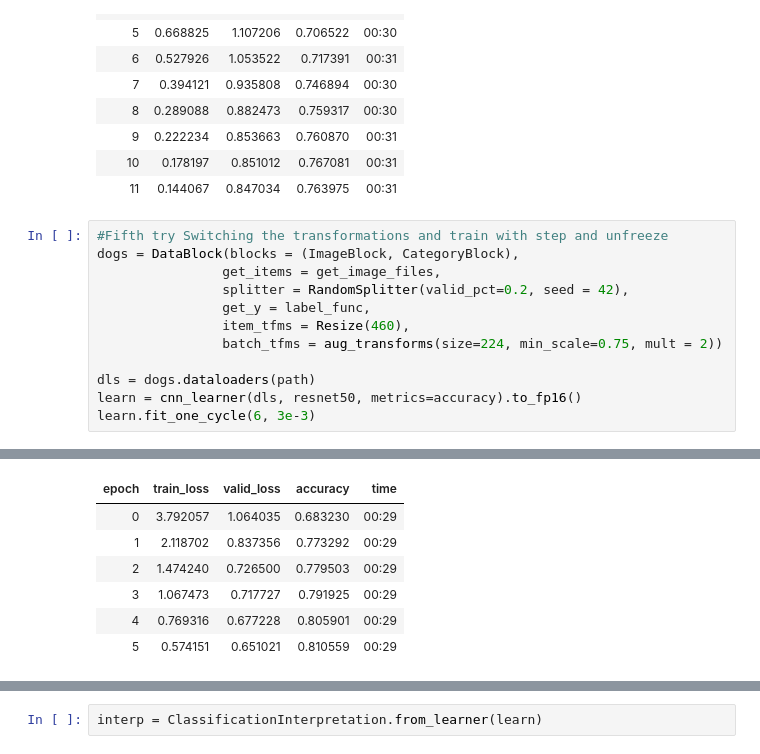
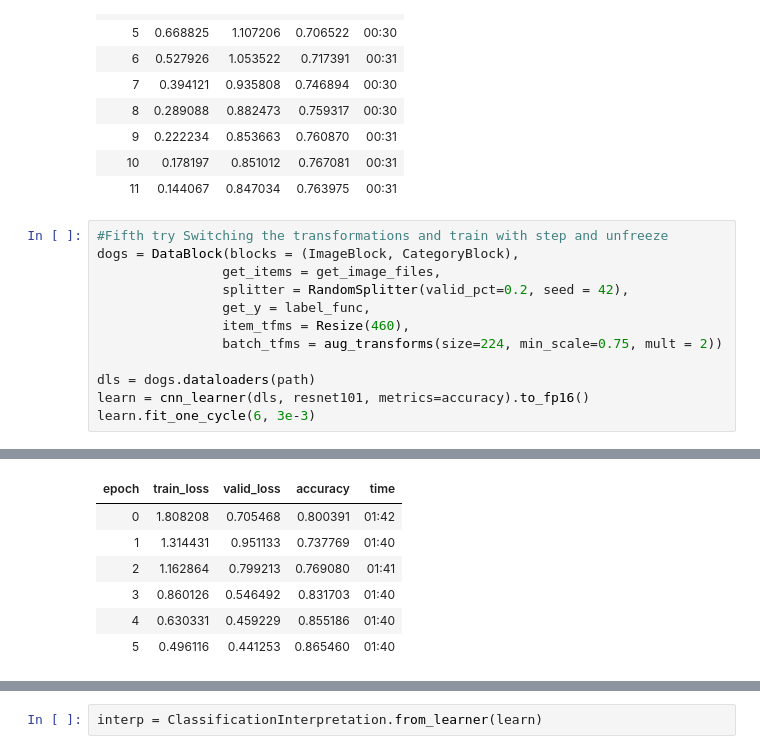
Before and after one commit to george-kan/fastai, a Jupyter notebook: Doggies.ipynb, the cells around one changed output, grey strips where cells are left out. Drawn from its saved outputs; the diff is of its cells as text.

```diff
--- a/Doggies.ipynb
+++ b/Doggies.ipynb
@@ -241,6 +243,6 @@ dogs = DataBlock(blocks = (ImageBlock, CategoryBlock),
                 batch_tfms = aug_transforms(size=224, min_scale=0.75, mult = 2))
 
 dls = dogs.dataloaders(path)
-learn = cnn_learner(dls, resnet50, metrics=accuracy).to_fp16()
+learn = cnn_learner(dls, resnet101, metrics=accuracy).to_fp16()
 learn.fit_one_cycle(6, 3e-3)
 # %% [output]
@@ -247,10 +250,10 @@ learn.fit_one_cycle(6, 3e-3)
 | epoch | train_loss | valid_loss | accuracy | time |
-| 0 | 3.792057 | 1.064035 | 0.683230 | 00:29 |
-| 1 | 2.118702 | 0.837356 | 0.773292 | 00:29 |
-| 2 | 1.474240 | 0.726500 | 0.779503 | 00:29 |
-| 3 | 1.067473 | 0.717727 | 0.791925 | 00:29 |
-| 4 | 0.769316 | 0.677228 | 0.805901 | 00:29 |
-| 5 | 0.574151 | 0.651021 | 0.810559 | 00:29 |
+| 0 | 1.808208 | 0.705468 | 0.800391 | 01:42 |
+| 1 | 1.314431 | 0.951133 | 0.737769 | 01:40 |
+| 2 | 1.162864 | 0.799213 | 0.769080 | 01:41 |
+| 3 | 0.860126 | 0.546492 | 0.831703 | 01:40 |
+| 4 | 0.630331 | 0.459229 | 0.855186 | 01:40 |
+| 5 | 0.496116 | 0.441253 | 0.865460 | 01:40 |
 # %%
 learn.lr_find()
 # %% [output]
```
Also changed, not shown: parts of 16 cells of this notebook.
